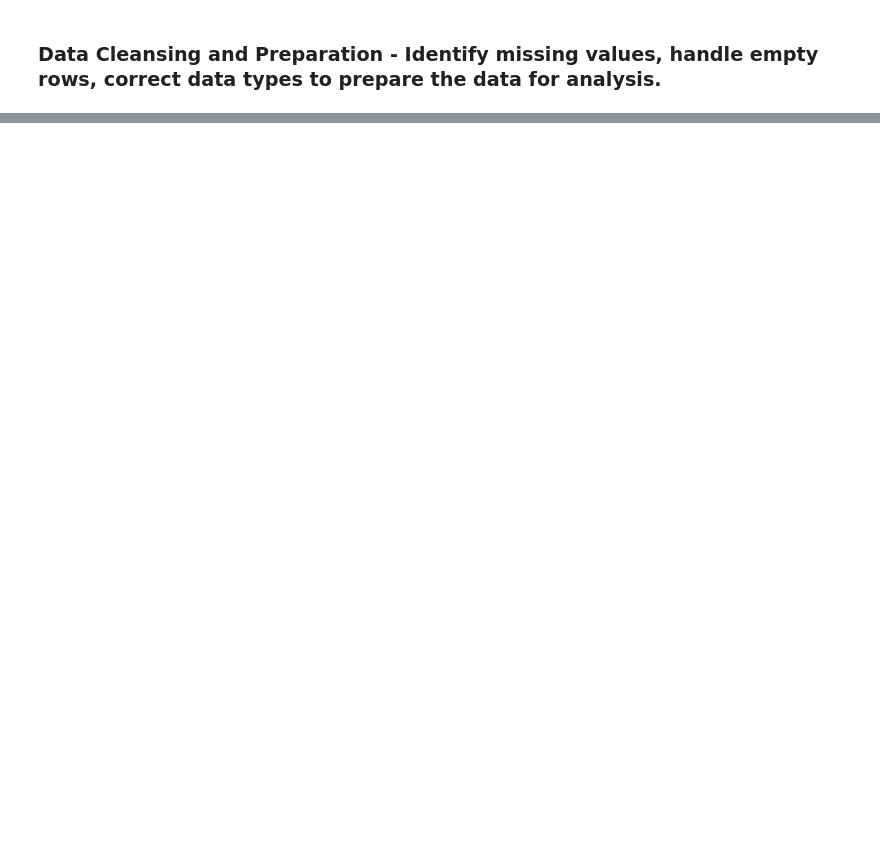
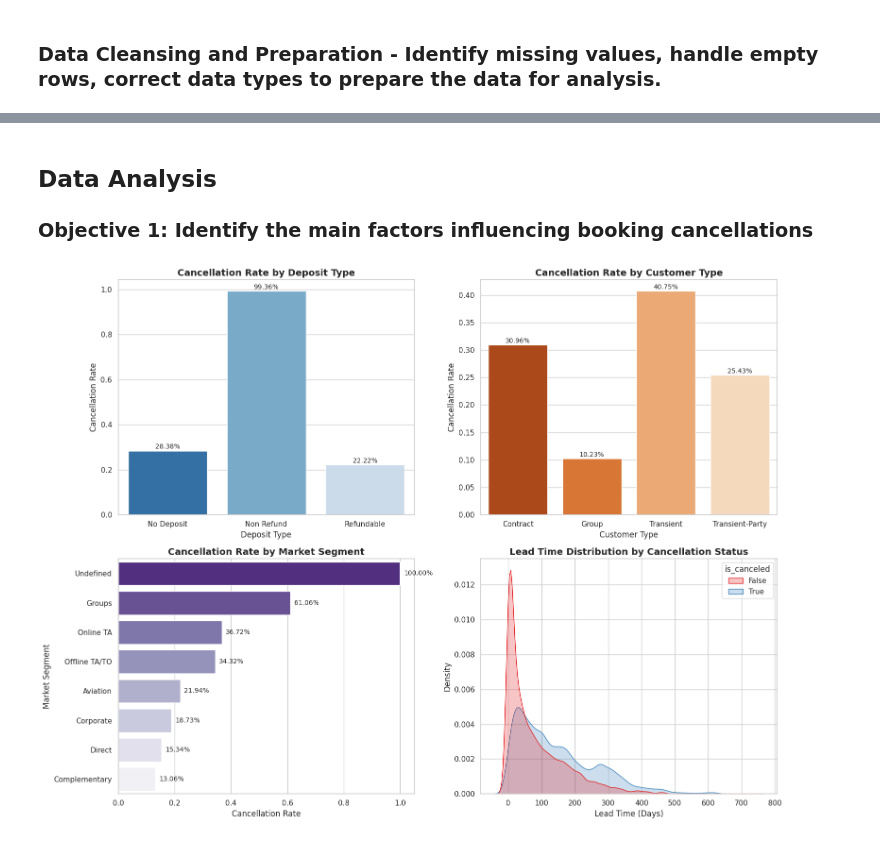
Before and after one commit to anniechooimh/Hospitality-Analytics, a Jupyter notebook: Capstone_Hospitality Analysis.ipynb, the cells around one changed output, grey strips where cells are left out. Cells and saved outputs as stored; diff of their text form; code cells hidden in the pictures; blank space fills up the shorter version.

```diff
--- a/Capstone_Hospitality Analysis.ipynb
+++ b/Capstone_Hospitality Analysis.ipynb
@@ -3 +5,10 @@
+# %%
+import pandas as pd
+import numpy as np
+
+bookings = pd.read_csv("https://raw.githubusercontent.com/anniechooimh/Hospitality-Analytics/refs/heads/main/Bookings.csv")
+customer_types = pd.read_csv("https://raw.githubusercontent.com/anniechooimh/Hospitality-Analytics/refs/heads/main/Customer%20Types.csv")
+hotels = pd.read_csv("https://raw.githubusercontent.com/anniechooimh/Hospitality-Analytics/refs/heads/main/Hotels.csv")
+market_segments = pd.read_csv("https://raw.githubusercontent.com/anniechooimh/Hospitality-Analytics/refs/heads/main/Market%20Segments.csv")
+reservation_status = pd.read_csv("https://raw.githubusercontent.com/anniechooimh/Hospitality-Analytics/refs/heads/main/Reservation%20Status.csv")
 # %% [markdown]
@@ -529,0 +124,10 @@ Based on our deep dive into the reservation statuses (**Check-Out**, **Canceled*
+# %%
+#Update the missing values
+bookings['children'] = bookings['children'].fillna(0).astype(int)    # 0 = no children in booking
+
+bookings['country'] = bookings['country'].fillna('Unknown')
+bookings['agent'] = bookings['agent'].fillna(0).astype('Int64')      # 0 = no agent
+bookings['company'] = bookings['company'].fillna(0).astype('Int64')  # 0 = no company
+
+print("\n**Missing values after cleaning:")
+print(bookings.isnull().sum())
@@ -529,0 +212,56 @@ Based on our deep dive into the reservation statuses (**Check-Out**, **Canceled*
+# %% [markdown]
+## **Data Analysis**
+### Objective 1: Identify the main factors influencing booking cancellations
+# %%
+import matplotlib.pyplot as plt
+import seaborn as sns
+
+# 1. Merge datasets to bring in descriptive categories
+merged_booking = bookings.merge(customer_types, on='Customer_Type_ID', how='left')
+merged_booking = merged_booking.merge(market_segments, on='Market_Segment_ID', how='left')
+merged_booking = merged_booking.merge(hotels, on='Hotel_ID', how='left')
+
+# Create the missing numeric cancellation column
+merged_booking['is_canceled_numeric'] = merged_booking['is_canceled'].astype(int)
+
+# Set plotting style
+sns.set_theme(style="whitegrid")
+fig, axes = plt.subplots(2, 2, figsize=(16, 12))
+
+# --- Plot 1: Cancellation Rate by Deposit Type ---
+deposit_cancel = merged_booking.groupby('deposit_type')['is_canceled_numeric'].mean().reset_index()
+ax1 = sns.barplot(x='deposit_type', y='is_canceled_numeric', data=deposit_cancel, ax=axes[0, 0], palette='Blues_r', hue='deposit_type', legend=False,)
+for p in ax1.patches:
+    ax1.annotate(f'{p.get_height():.2%}', (p.get_x() + p.get_width() / 2., p.get_height()), ha='center', va='center', xytext=(0, 6), textcoords='offset points', fontsize=10)
+axes[0, 0].set_title('Cancellation Rate by Deposit Type', fontsize=14, fontweight='bold')
+axes[0, 0].set_ylabel('Cancellation Rate')
+axes[0, 0].set_xlabel('Deposit Type')
+
+# --- Plot 2: Cancellation Rate by Customer Type ---
+customer_cancel = merged_booking.groupby('customer_type')['is_canceled_numeric'].mean().reset_index()
+ax2 = sns.barplot(x='customer_type', y='is_canceled_numeric', data=customer_cancel, ax=axes[0, 1], palette='Oranges_r', hue='customer_type', legend=False)
+for p in ax2.patches:
+    ax2.annotate(f'{p.get_height():.2%}', (p.get_x() + p.get_width() / 2., p.get_height()), ha='center', va='center', xytext=(0, 6), textcoords='offset points', fontsize=10)
+axes[0, 1].set_title('Cancellation Rate by Customer Type', fontsize=14, fontweight='bold')
+axes[0, 1].set_ylabel('Cancellation Rate')
+axes[0, 1].set_xlabel('Customer Type')
+
+# --- Plot 3: Cancellation Rate by Market Segment ---
+market_cancel = merged_booking.groupby('market_segment')['is_canceled_numeric'].mean().sort_values(ascending=False).reset_index()
+ax3 = sns.barplot(x='is_canceled_numeric', y='market_segment', data=market_cancel, ax=axes[1, 0], palette='Purples_r', orient='h', hue='market_segment', legend=False)
+for p in ax3.patches:
+    ax3.annotate(f'{p.get_width():.2%}', (p.get_width(), p.get_y() + p.get_height() / 2.), ha='left', va='center', xytext=(6, 0), textcoords='offset points', fontsize=10)
+axes[1, 0].set_title('Cancellation Rate by Market Segment', fontsize=14, fontweight='bold')
+axes[1, 0].set_xlabel('Cancellation Rate')
+axes[1, 0].set_ylabel('Market Segment')
+
+# --- Plot 4: Lead Time Distribution for Cancelled vs Not Cancelled ---
+sns.kdeplot(data=merged_booking, x='lead_time', hue='is_canceled', common_norm=False, fill=True, ax=axes[1, 1], palette='Set1')
+axes[1, 1].set_title('Lead Time Distribution by Cancellation Status', fontsize=14, fontweight='bold')
+axes[1, 1].set_xlabel('Lead Time (Days)')
+axes[1, 1].set_ylabel('Density')
+
+plt.tight_layout()
+plt.show()
+# %% [output]
+[figure, added]
```
Also changed, not shown: parts of 54 cells of this notebook.
